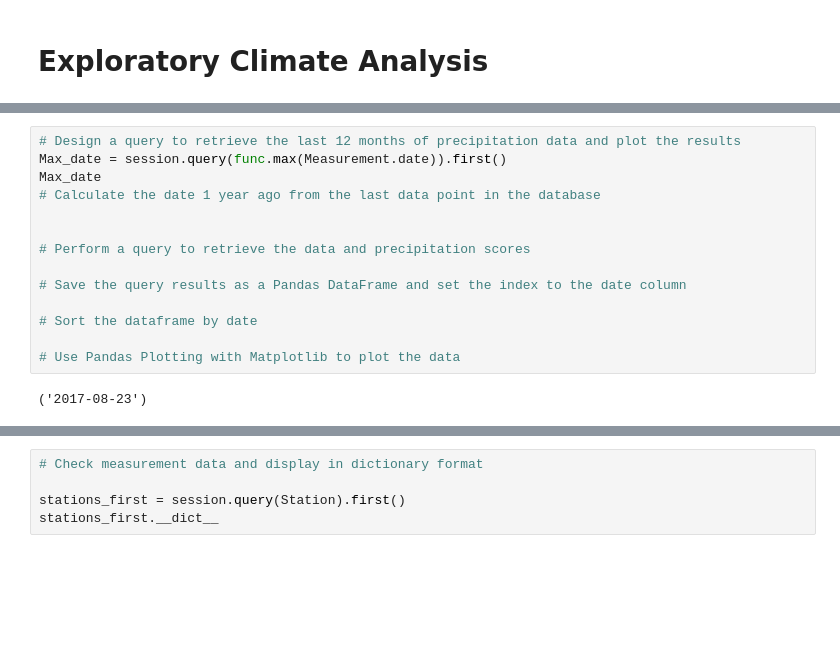
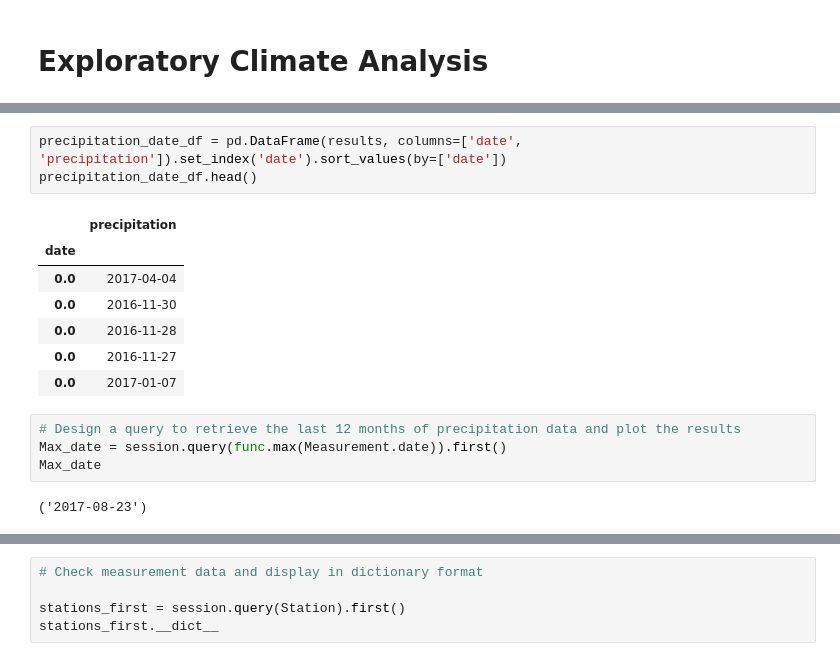
Before and after one commit to benieevelyne/Assignment-9--Homework_SQLAlchemy, a Jupyter notebook: 11-Advanced-Data-Storage-and-Retrieval_Homework_climate_starter.ipynb, the cells around one changed output, grey strips where cells are left out. Drawn from its saved outputs; the diff is of its cells as text; blank space fills up the shorter version.

```diff
--- a/11-Advanced-Data-Storage-and-Retrieval_Homework_climate_starter.ipynb
+++ b/11-Advanced-Data-Storage-and-Retrieval_Homework_climate_starter.ipynb
@@ -80,17 +89,18 @@ Grouped_by_date
+# %%
+precipitation_date_df = pd.DataFrame(results, columns=['date', 'precipitation']).set_index('date').sort_values(by=['date'])
+precipitation_date_df.head()
+# %% [output]
+|  | precipitation |
+| date |  |
+| 0.0 | 2017-04-04 |
+| 0.0 | 2016-11-30 |
+| 0.0 | 2016-11-28 |
+| 0.0 | 2016-11-27 |
+| 0.0 | 2017-01-07 |
 # %%
 # Design a query to retrieve the last 12 months of precipitation data and plot the results
 Max_date = session.query(func.max(Measurement.date)).first()
 Max_date
-# Calculate the date 1 year ago from the last data point in the database
-
-
-# Perform a query to retrieve the data and precipitation scores
-
-# Save the query results as a Pandas DataFrame and set the index to the date column
-
-# Sort the dataframe by date
-
-# Use Pandas Plotting with Matplotlib to plot the data
 # %% [output]
 ('2017-08-23')
 # %%
```
Also changed, not shown: parts of 23 cells of this notebook, 1 other file.
